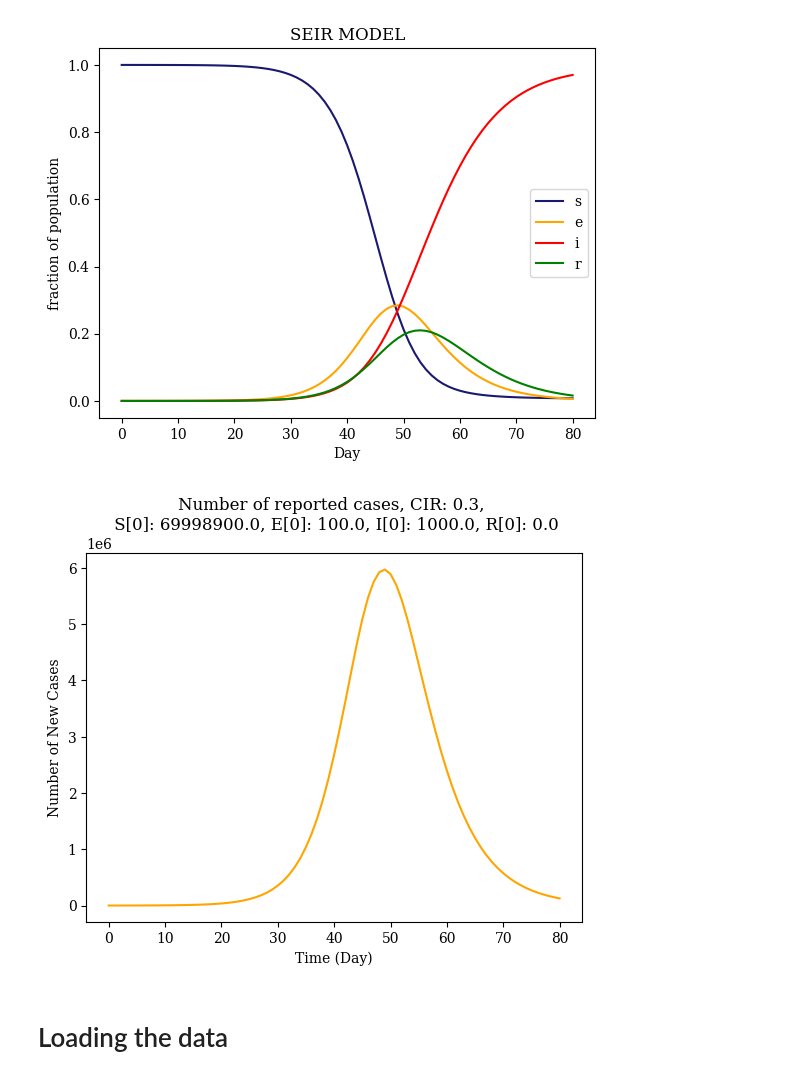
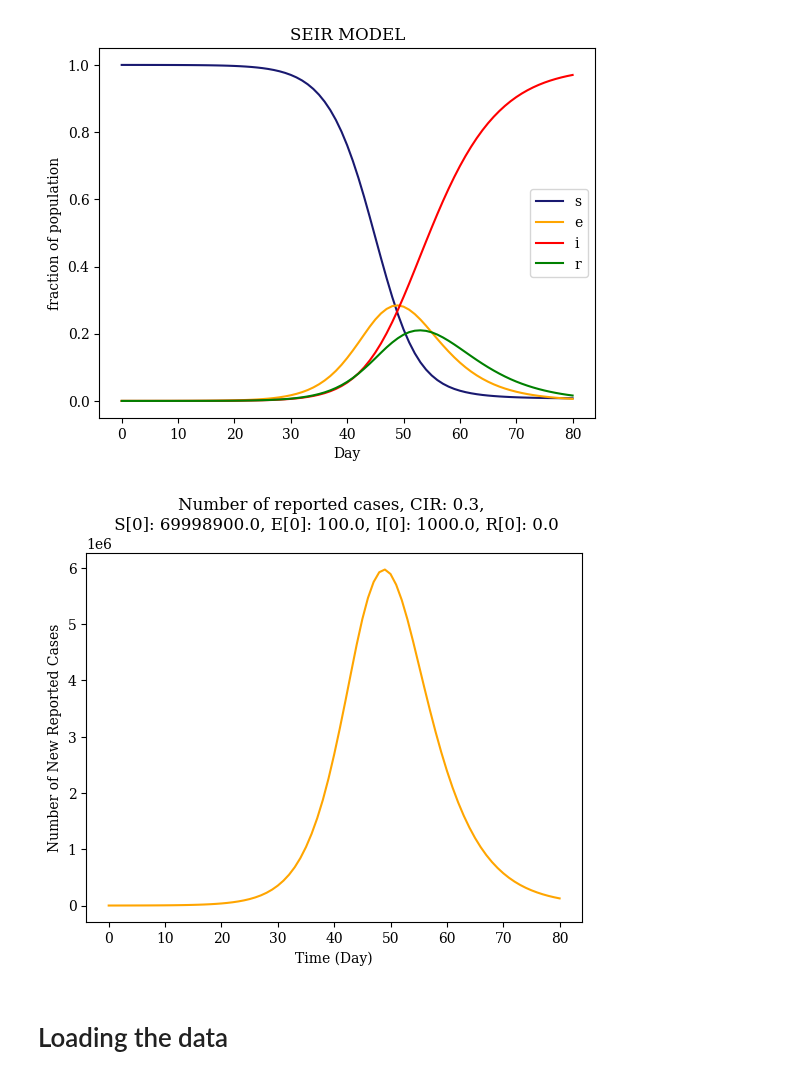
Before and after one commit to HimanshuSingh-all/Computational-Epidemiology-ICTS, a Jupyter notebook: assignments/assignment-1/comp_epi_assign_1.ipynb, the cells around one changed output. Saved outputs shown, nothing was run; the diff lists cells and outputs as text; code cells hidden in the pictures.

```diff
--- a/assignments/assignment-1/comp_epi_assign_1.ipynb
+++ b/assignments/assignment-1/comp_epi_assign_1.ipynb
@@ -140,13 +140,13 @@ plt.show()
 # %%
 cir = 0.3
 plt.title(f'Number of reported cases, CIR: {cir}, \n S[0]: {soln.y[0,0]}, E[0]: {soln.y[1,0]}, I[0]: {soln.y[2,0]}, R[0]: {soln.y[3,0]}')
 plt.plot(soln.t, soln.y[1]*cir, color = colors[1])
-plt.ylabel("Number of New Cases")
+plt.ylabel("Number of New Reported Cases")
 plt.xlabel("Time (Day)")
 plt.savefig('Reported_q_1.png', bbox_inches = 'tight')
 plt.show()
 # %% [output]
-[figure, old version]
+[figure, new version]
 # %%
 #just checking if at all the points the sum
 # fraction of people in each compartment adds up to one
```
Also changed, not shown: parts of 6 cells of this notebook, 4 other files.
